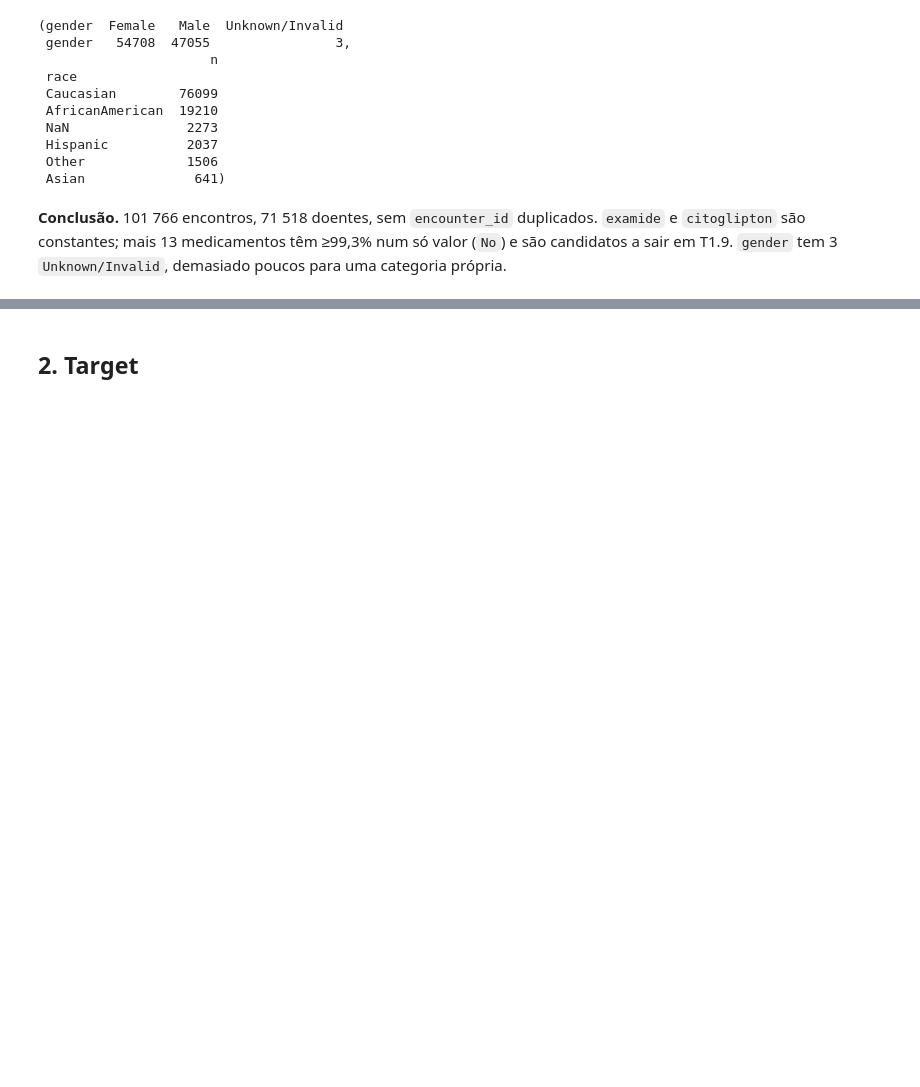
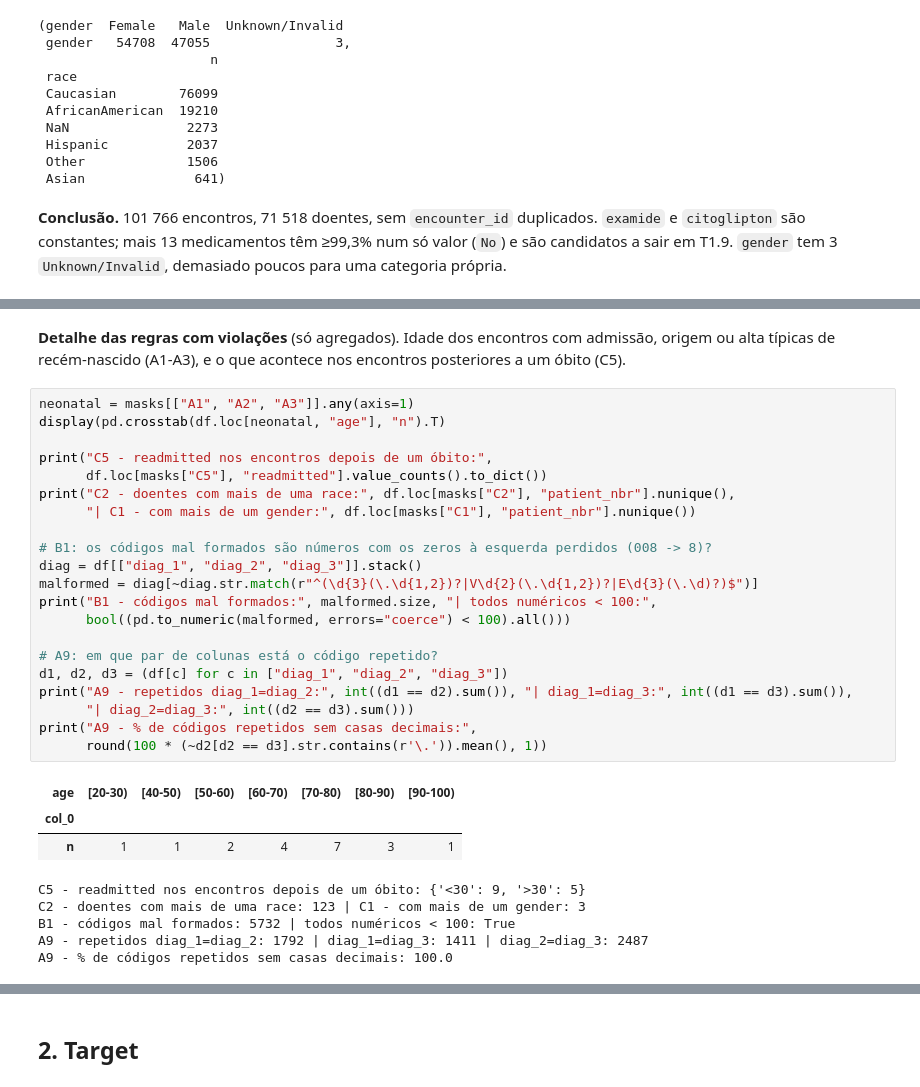
Before and after one commit to EDSB26G11/Bootcamp_Projetos, a Jupyter notebook: notebooks/01_eda.ipynb, the cells around one changed output, grey strips where cells are left out. Cells and saved outputs as stored; diff of their text form; blank space fills up the shorter version.

```diff
--- a/notebooks/01_eda.ipynb
+++ b/notebooks/01_eda.ipynb
@@ -204,0 +255,32 @@ pd.DataFrame({"gender": df["gender"].value_counts(), }).T, df["race"].value_coun
+# %% [markdown]
+**Detalhe das regras com violações** (só agregados). Idade dos encontros com admissão, origem ou alta típicas de recém-nascido (A1-A3), e o que acontece nos encontros posteriores a um óbito (C5).
+# %%
+neonatal = masks[["A1", "A2", "A3"]].any(axis=1)
+display(pd.crosstab(df.loc[neonatal, "age"], "n").T)
+
+print("C5 - readmitted nos encontros depois de um óbito:",
+      df.loc[masks["C5"], "readmitted"].value_counts().to_dict())
+print("C2 - doentes com mais de uma race:", df.loc[masks["C2"], "patient_nbr"].nunique(),
+      "| C1 - com mais de um gender:", df.loc[masks["C1"], "patient_nbr"].nunique())
+
+# B1: os códigos mal formados são números com os zeros à esquerda perdidos (008 -> 8)?
+diag = df[["diag_1", "diag_2", "diag_3"]].stack()
+malformed = diag[~diag.str.match(r"^(\d{3}(\.\d{1,2})?|V\d{2}(\.\d{1,2})?|E\d{3}(\.\d)?)$")]
+print("B1 - códigos mal formados:", malformed.size, "| todos numéricos < 100:",
+      bool((pd.to_numeric(malformed, errors="coerce") < 100).all()))
+
+# A9: em que par de colunas está o código repetido?
+d1, d2, d3 = (df[c] for c in ["diag_1", "diag_2", "diag_3"])
+print("A9 - repetidos diag_1=diag_2:", int((d1 == d2).sum()), "| diag_1=diag_3:", int((d1 == d3).sum()),
+      "| diag_2=diag_3:", int((d2 == d3).sum()))
+print("A9 - % de códigos repetidos sem casas decimais:",
+      round(100 * (~d2[d2 == d3].str.contains(r'\.')).mean(), 1))
+# %% [output]
+| age | [20-30) | [40-50) | [50-60) | [60-70) | [70-80) | [80-90) | [90-100) |
+| col_0 |  |  |  |  |  |  |  |
+| n | 1 | 1 | 2 | 4 | 7 | 3 | 1 |
+C5 - readmitted nos encontros depois de um óbito: {'<30': 9, '>30': 5}
+C2 - doentes com mais de uma race: 123 | C1 - com mais de um gender: 3
+B1 - códigos mal formados: 5732 | todos numéricos < 100: True
+A9 - repetidos diag_1=diag_2: 1792 | diag_1=diag_3: 1411 | diag_2=diag_3: 2487
+A9 - % de códigos repetidos sem casas decimais: 100.0
```
Also changed, not shown: parts of 4 cells of this notebook, 1 other file.
